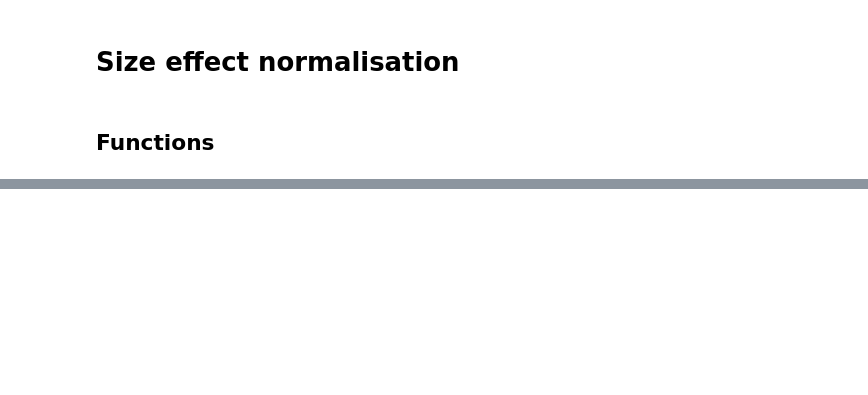
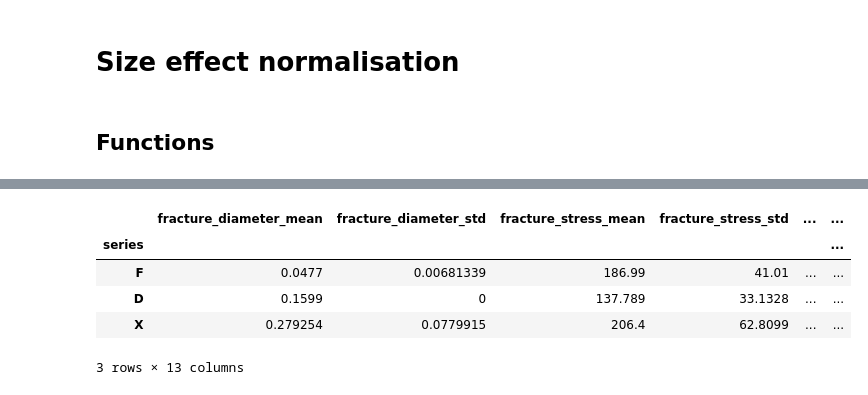
Before and after one commit to Mackus101/GlassMechAnalysis, a Jupyter notebook: analyse_fibres.ipynb, the cells around one changed output, grey strips where cells are left out. Cells and saved outputs as stored; diff of their text form; code cells hidden in the pictures; blank space fills up the shorter version.

```diff
--- a/analyse_fibres.ipynb
+++ b/analyse_fibres.ipynb
@@ -419,3 +416,12 @@ fibre_data_clean
+# %%
+fibre_data_anal
+# %% [output]
+|  | fracture_diameter_mean | fracture_diameter_std | fracture_stress_mean | fracture_stress_std | ... | ... |
+| series |  |  |  |  |  | ... |
+| F | 0.0477 | 0.00681339 | 186.99 | 41.01 | ... | ... |
+| D | 0.1599 | 0 | 137.789 | 33.1328 | ... | ... |
+| X | 0.279254 | 0.0779915 | 206.4 | 62.8099 | ... | ... |
+3 rows × 13 columns
 # %%
 v_dist, sa_dist = plot_normalized_weibull(fibre_data_clean, fibre_data_anal)
 # %% [output]
```
Also changed, not shown: parts of 11 cells of this notebook, 4 other files.
